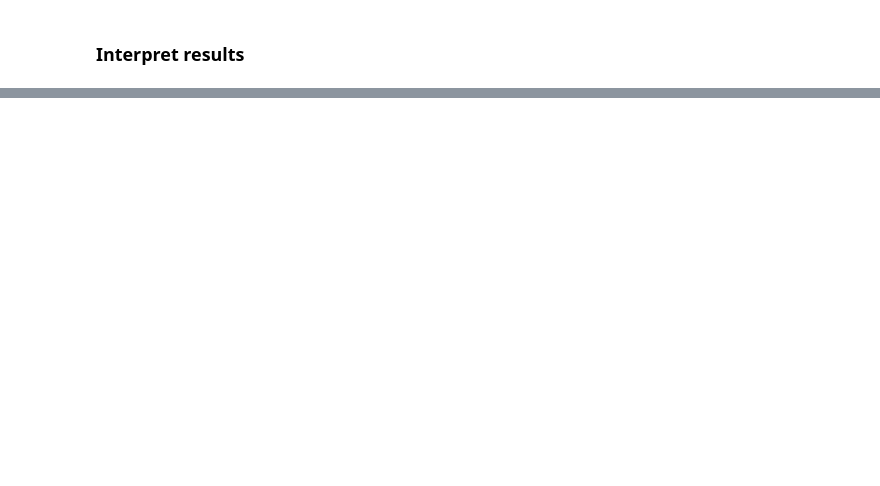
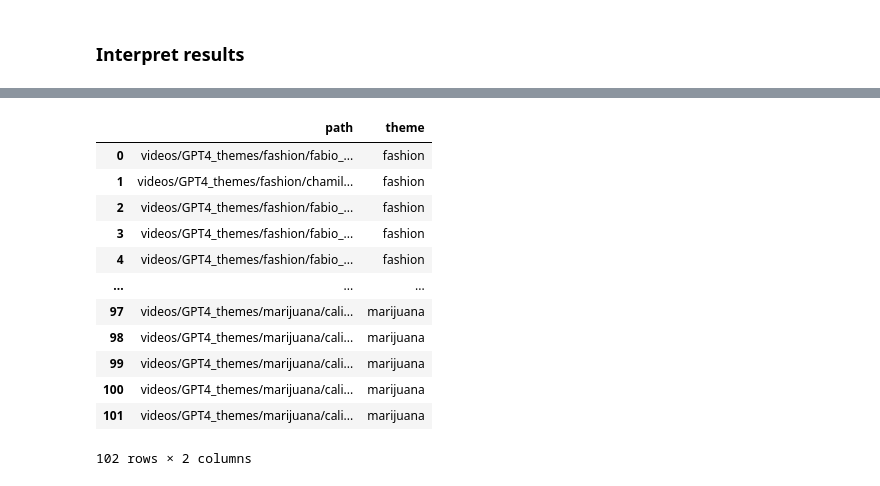
Before and after one commit to e-cigarette-marketing-ml/vaping-gpt, a Jupyter notebook: video.ipynb, the cells around one changed output, grey strips where cells are left out. Cells and saved outputs as stored; diff of their text form; code cells hidden in the pictures; blank space fills up the shorter version.

```diff
--- a/video.ipynb
+++ b/video.ipynb
@@ -205,0 +247,21 @@ Wall time: 1min 48s
+# %%
+import pandas as pd
+df = pd.DataFrame(data = {'path': [str(video_i) for video_i in videos]})
+# %%
+df['theme'] = df.path.str.extract(r'(?<=GPT4_themes/)([^/]+)')
+# %%
+df
+# %% [output]
+|  | path | theme |
+| 0 | videos/GPT4_themes/fashion/fabio_... | fashion |
+| 1 | videos/GPT4_themes/fashion/chamil... | fashion |
+| 2 | videos/GPT4_themes/fashion/fabio_... | fashion |
+| 3 | videos/GPT4_themes/fashion/fabio_... | fashion |
+| 4 | videos/GPT4_themes/fashion/fabio_... | fashion |
+| ... | ... | ... |
+| 97 | videos/GPT4_themes/marijuana/cali... | marijuana |
+| 98 | videos/GPT4_themes/marijuana/cali... | marijuana |
+| 99 | videos/GPT4_themes/marijuana/cali... | marijuana |
+| 100 | videos/GPT4_themes/marijuana/cali... | marijuana |
+| 101 | videos/GPT4_themes/marijuana/cali... | marijuana |
+102 rows × 2 columns
```
Also changed, not shown: parts of 17 cells of this notebook.
